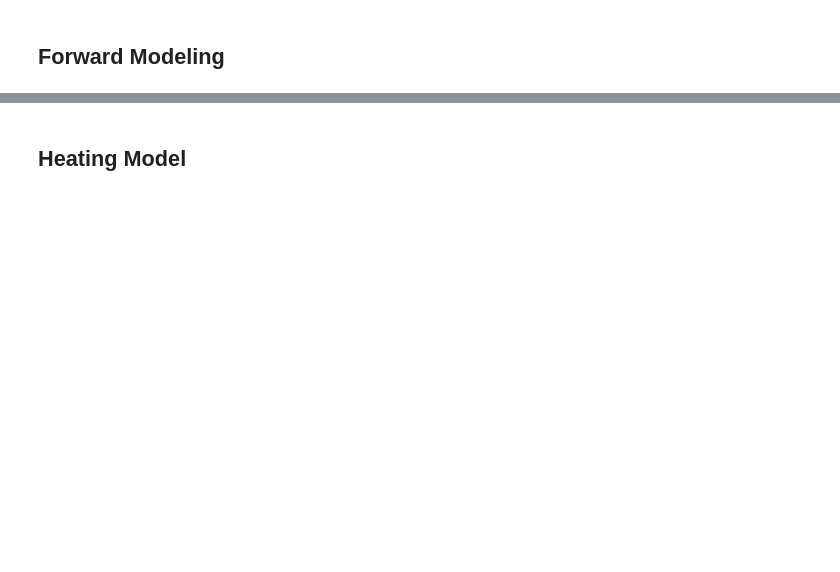
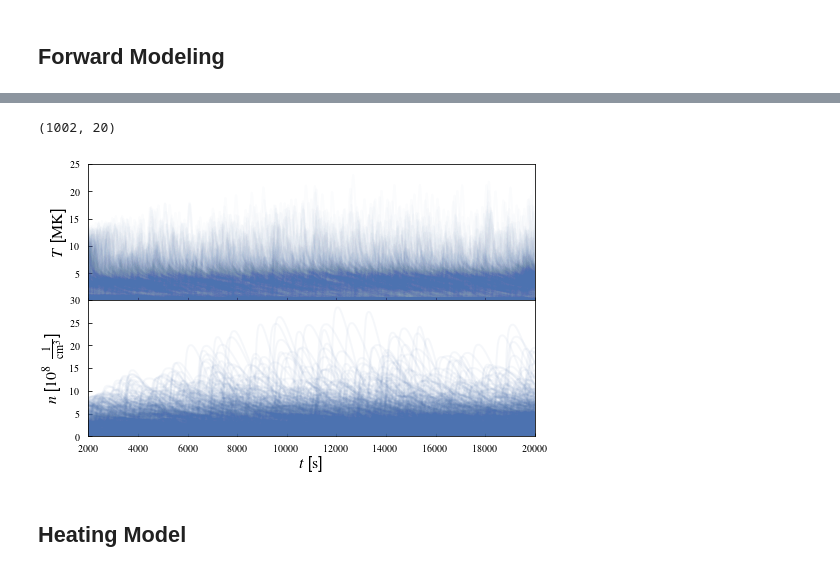
Before and after one commit to wtbarnes/posters, a Jupyter notebook: shine_2017/notebooks/build_figures.ipynb, the cells around one changed output, grey strips where cells are left out. Saved outputs shown, nothing was run; the diff lists cells and outputs as text; code cells hidden in the pictures; blank space fills up the shorter version.

```diff
--- a/shine_2017/notebooks/build_figures.ipynb
+++ b/shine_2017/notebooks/build_figures.ipynb
@@ -43,0 +93,2 @@ frequencies = [250,750,2500,5000]
+# %%
+low_freq_field = synthesizAR.Skeleton.restore('/data/datadrive1/ar_forward_modeling/systematic_ar_study/noaa1109_tn2500/field_checkpoint/')
@@ -44,3 +102,24 @@ frequencies = [250,750,2500,5000]
+# %%
+low_freq_field.loops[0].electron_temperature.shape
+# %% [output]
+(1002, 20)
+# %%
+fig,axes = plt.subplots(2,1,figsize=(8,5),sharex=True)
+plt.subplots_adjust(hspace=0)
+for loop in low_freq_field.loops:
+    axes[0].plot(loop.time,loop.electron_temperature[:,0].to(u.MK),color=sns.color_palette()[0],alpha=0.02,lw=2)
+    axes[1].plot(loop.time,loop.density[:,0]/1e9,color=sns.color_palette()[0],alpha=0.05,lw=2)
+axes[0].set_xlim([2e3,2e4])
+axes[0].set_ylim([0.1,25])
+axes[1].set_ylim([0.1,30])
+axes[1].set_xlabel(r'$t$ [{:latex}]'.format(loop.time.unit))
+axes[0].set_ylabel(r'$T$ [{:latex}]'.format(u.MK))
+axes[1].set_ylabel(r'$n$ [$10^8$ {:latex}]'.format((u.cm**(-3))))
+axes[0].tick_params(axis='both',direction='in')
+axes[1].tick_params(axis='both',direction='in')
+fig.savefig('../figures/hydrodynamics.pdf')
+# %% [output]
+[figure, added]
 # %% [markdown]
 ## Heating Model
 # %%
```
Also changed, not shown: parts of 48 cells of this notebook.
